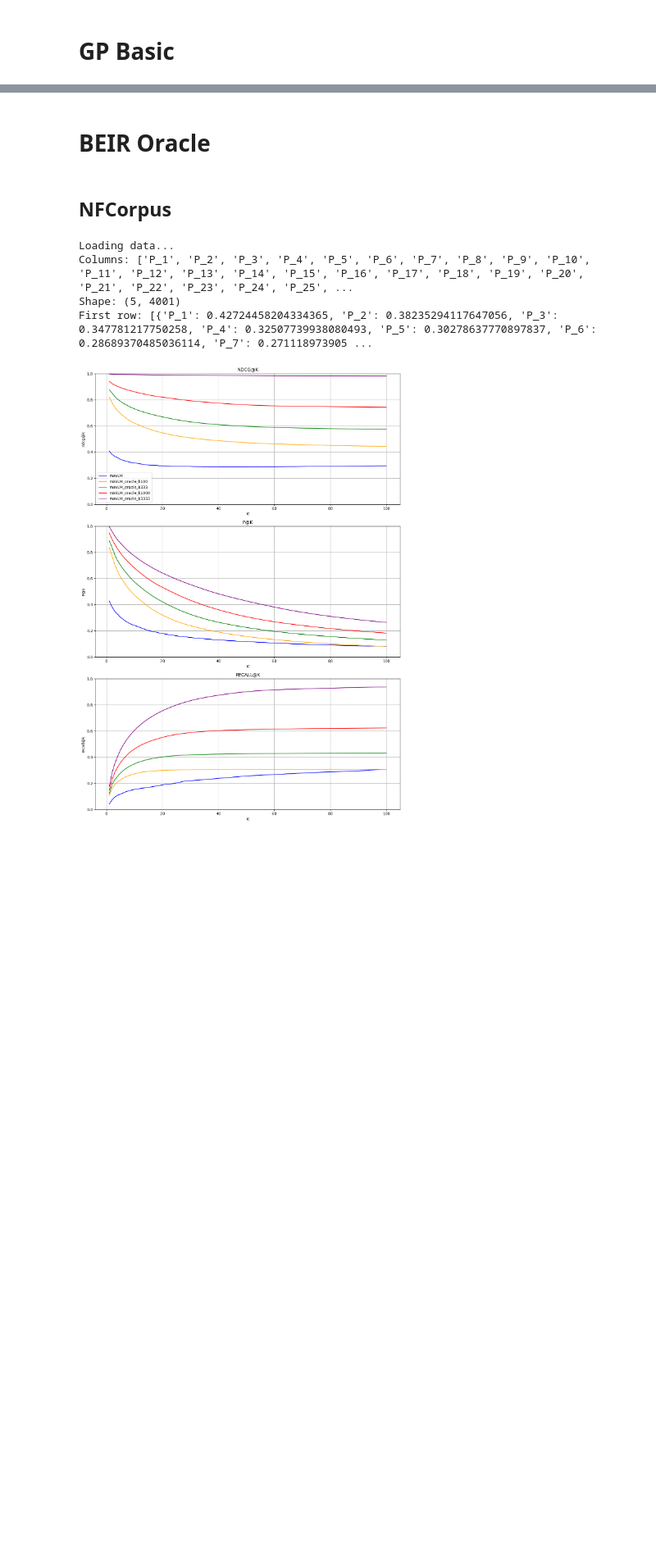
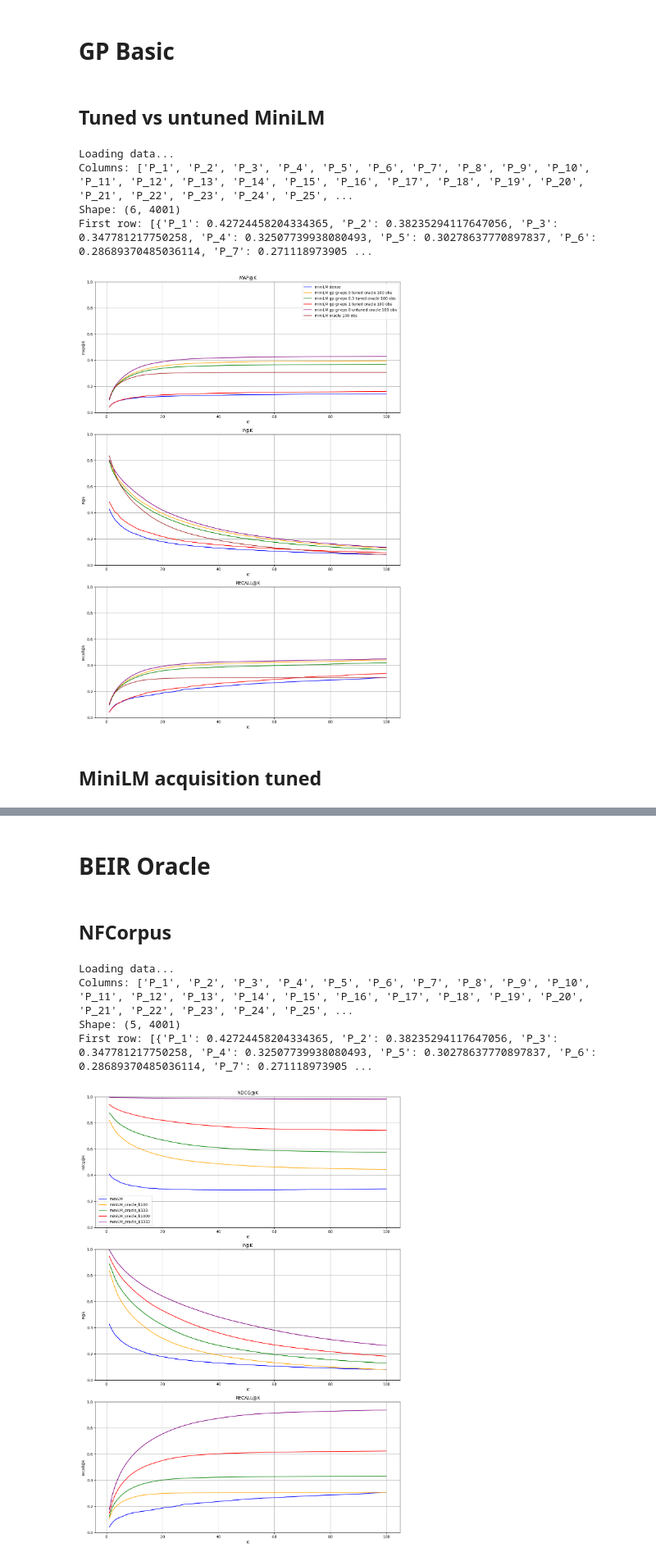
Before and after one commit to D3Mlab/nl-pe, a Jupyter notebook: notebooks/plots/trec.ipynb, the cells around one changed output, grey strips where cells are left out. Shown at 82% size. Saved outputs shown, nothing was run; the diff lists cells and outputs as text; code cells hidden in the pictures; blank space fills up the shorter version.

Commit message:
draft refitting evrey k observations

```diff
--- a/notebooks/plots/trec.ipynb
+++ b/notebooks/plots/trec.ipynb
@@ -16,6 +16,62 @@ reload(trec_plot)
 from nl_pe.ploting.trec import plot_trec_metrics_vs_k
 # %% [markdown]
 # GP Basic
+# %% [markdown]
+## Tuned vs untuned MiniLM
+# %%
+#note this is gr-eps with added noise, ts implementation not checked
+method_paths =  [
+                'trials/ir/nfcorpus/dense/miniLM',
+                'trials/ir/nfcorpus/gp/tuned/miniLM/gr-eps/0',
+                'trials/ir/nfcorpus/gp/tuned/miniLM/gr-eps/0.3',
+                'trials/ir/nfcorpus/gp/tuned/miniLM/gr-eps/1',
+                'trials/ir/nfcorpus/gp/untuned/miniLM/no_refit/gr-eps/0',
+                'trials/ir/nfcorpus/oracle/miniLM/100',
+                #'trials/ir/nfcorpus/gp/untuned/miniLM/gr-eps/0.3',
+                #'trials/ir/nfcorpus/gp/untuned/miniLM/gr-eps/1',
+                #'trials/ir/nfcorpus/gp/tuned/miniLM/gr-eps-ts/0.1',
+                #'trials/ir/nfcorpus/gp/tuned/miniLM/gr-eps-ts/0.3'
+                ]
+
+method_names = [
+            'miniLM dense',
+            'miniLM gp gr-eps 0 tuned oracle 100 obs',
+            'miniLM gp gr-eps 0.3 tuned oracle 100 obs',
+            'miniLM gp gr-eps 1 tuned oracle 100 obs',
+            'miniLM gp gr-eps 0 untuned oracle 100 obs',
+            'miniLM oracle 100 obs',
+            #'miniLM gp gr-eps 0.3 untuned oracle 100 obs',
+            #'miniLM gp gr-eps 1 untuned oracle 100 obs',
+            #'miniLM gp gr-eps-ts 0.1 tuned oracle 100 obs',
+            #'miniLM gp gr-eps-ts 0.3 tuned oracle 100 obs',
+]
+
+line_styles = [
+    {'linestyle': 'solid', 'color': 'blue'},
+    {'linestyle': 'solid', 'color': 'orange'},
+    {'linestyle': 'solid', 'color': 'green'},
+    {'linestyle': 'solid', 'color': 'red'},
+    {'linestyle': 'solid', 'color': 'purple'},
+    {'linestyle': 'solid', 'color': 'brown'},
+    {'linestyle': 'solid', 'color': 'pink'},
+    #{'linestyle': 'solid', 'color': 'cyan'},
+    #{'linestyle': 'solid', 'color': 'magenta'},
+    #{'linestyle': 'solid', 'color': 'red'},
+    #{'linestyle': 'solid', 'color': 'purple'},
+]
+
+metrics = ['map', 'P', 'recall']
+
+plot_trec_metrics_vs_k(step_size=1, k=100, metrics=metrics, method_paths = method_paths, method_names=method_names, line_styles=line_styles,
+              title = "")
+# %% [output]
+Loading data...
+Columns: ['P_1', 'P_2', 'P_3', 'P_4', 'P_5', 'P_6', 'P_7', 'P_8', 'P_9', 'P_10', 'P_11', 'P_12', 'P_13', 'P_14', 'P_15', 'P_16', 'P_17', 'P_18', 'P_19', 'P_20', 'P_21', 'P_22', 'P_23', 'P_24', 'P_25', ...
+Shape: (6, 4001)
+First row: [{'P_1': 0.42724458204334365, 'P_2': 0.38235294117647056, 'P_3': 0.347781217750258, 'P_4': 0.32507739938080493, 'P_5': 0.30278637770897837, 'P_6': 0.28689370485036114, 'P_7': 0.271118973905 ...
+[figure, added]
+# %% [markdown]
+## MiniLM acquisition tuned
 # %%
 #note this is gr-eps with added noise, ts implementation not checked
 method_paths =  [
```
Also changed, not shown: parts of 1 cell of this notebook, 1 other file.
